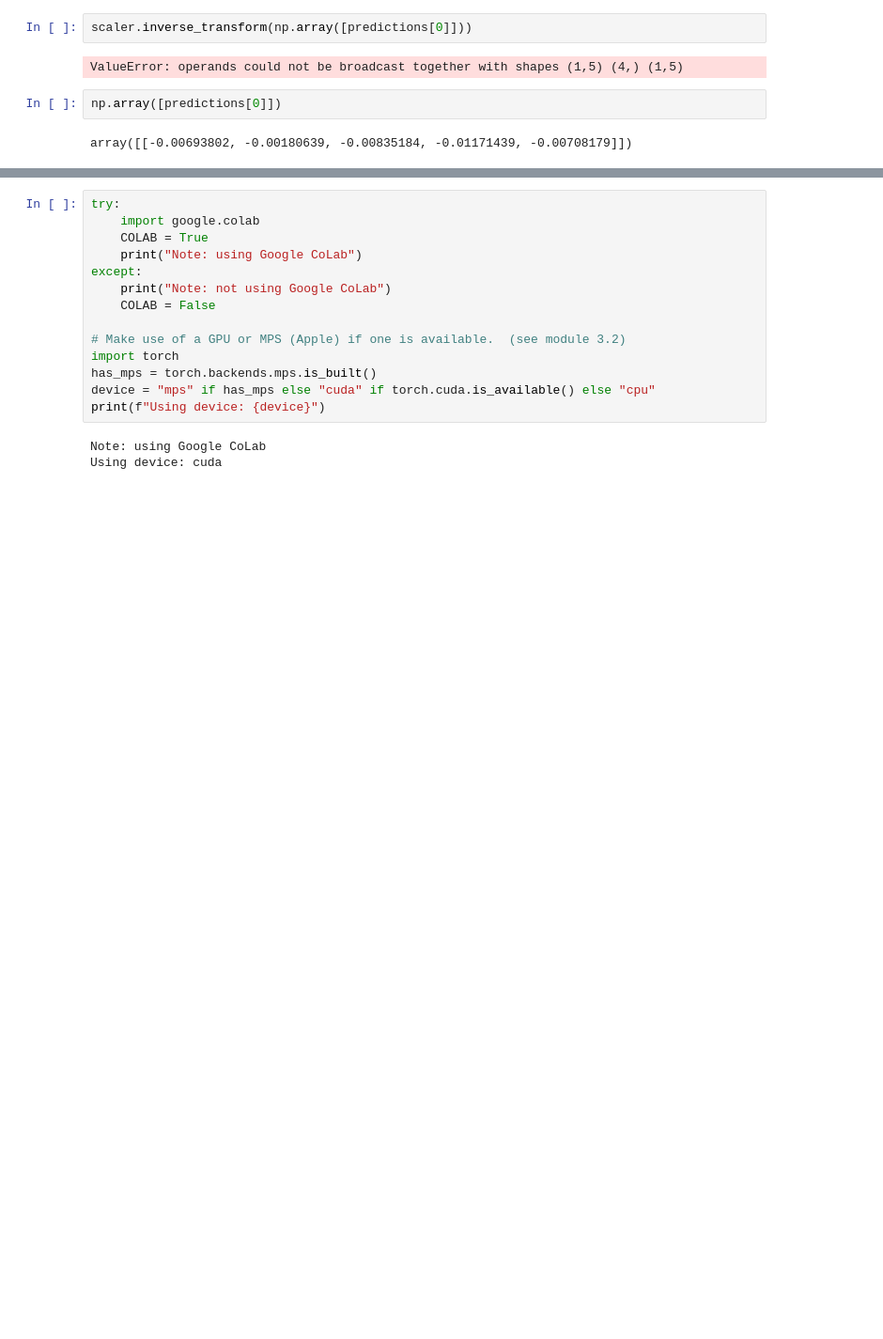
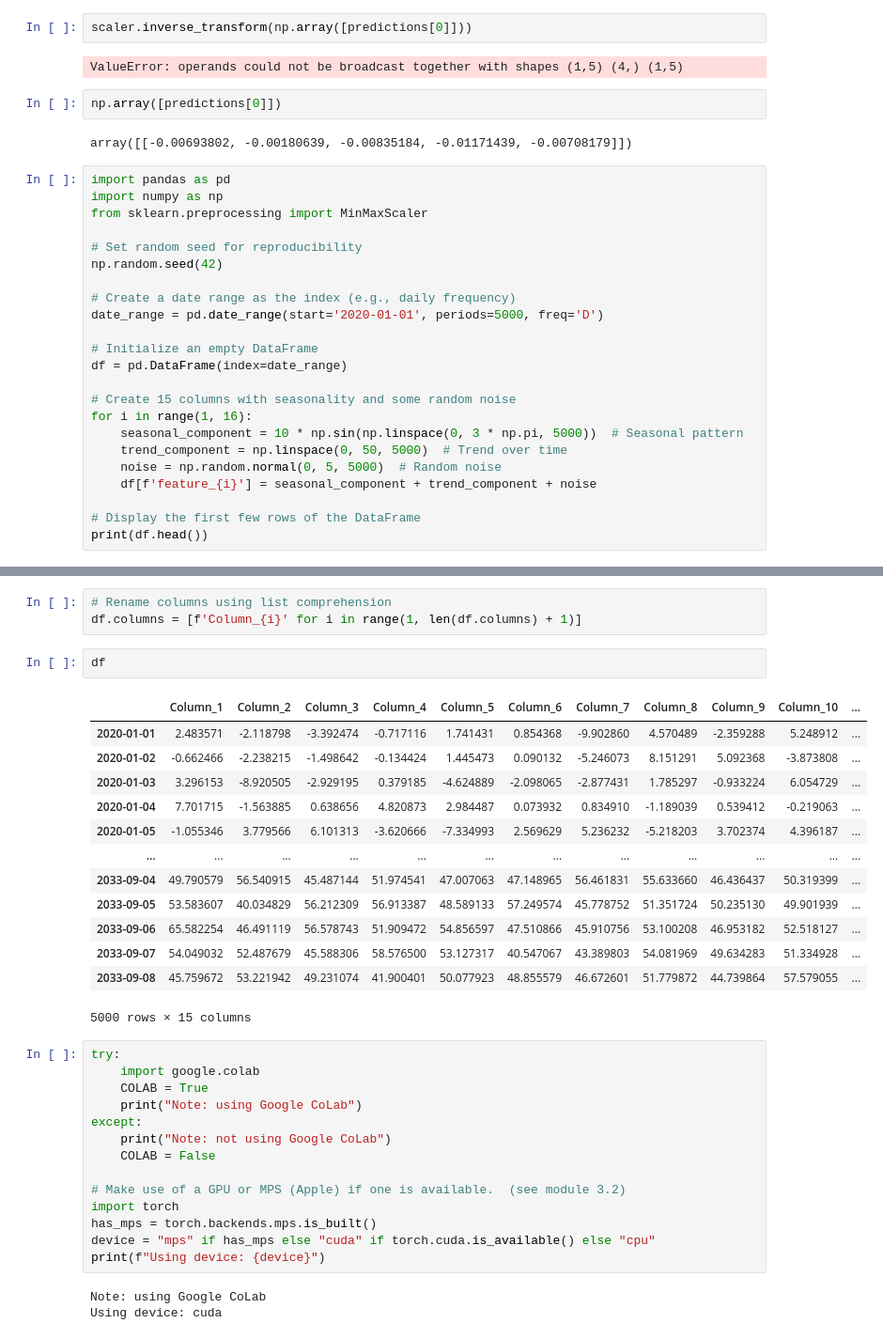
Before and after one commit to Shangodbole/Co-lab, a Jupyter notebook: transformer_timeseries_pytorch_2_inputs.ipynb, the cells around one changed output, grey strips where cells are left out. Shown at 94% size. Drawn from its saved outputs; the diff is of its cells as text; blank space fills up the shorter version.

```diff
--- a/transformer_timeseries_pytorch_2_inputs.ipynb
+++ b/transformer_timeseries_pytorch_2_inputs.ipynb
@@ -421,3 +421,26 @@ ValueError: operands could not be broadcast together with shapes (1,5) (4,) (1,5
 np.array([predictions[0]])
 # %% [output]
 array([[-0.00693802, -0.00180639, -0.00835184, -0.01171439, -0.00708179]])
+# %%
+import pandas as pd
+import numpy as np
+from sklearn.preprocessing import MinMaxScaler
+
+# Set random seed for reproducibility
+np.random.seed(42)
+
+# Create a date range as the index (e.g., daily frequency)
+date_range = pd.date_range(start='2020-01-01', periods=5000, freq='D')
+
+# Initialize an empty DataFrame
+df = pd.DataFrame(index=date_range)
+
+# Create 15 columns with seasonality and some random noise
+for i in range(1, 16):
+    seasonal_component = 10 * np.sin(np.linspace(0, 3 * np.pi, 5000))  # Seasonal pattern
+    trend_component = np.linspace(0, 50, 5000)  # Trend over time
+    noise = np.random.normal(0, 5, 5000)  # Random noise
+    df[f'feature_{i}'] = seasonal_component + trend_component + noise
+
+# Display the first few rows of the DataFrame
+print(df.head())
@@ -424,3 +468,22 @@ array([[-0.00693802, -0.00180639, -0.00835184, -0.01171439, -0.00708179]])
+# %%
+# Rename columns using list comprehension
+df.columns = [f'Column_{i}' for i in range(1, len(df.columns) + 1)]
+# %%
+df
+# %% [output]
+|  | Column_1 | Column_2 | Column_3 | Column_4 | Column_5 | Column_6 | Column_7 | Column_8 | Column_9 | Column_10 | ... |
+| 2020-01-01 | 2.483571 | -2.118798 | -3.392474 | -0.717116 | 1.741431 | 0.854368 | -9.902860 | 4.570489 | -2.359288 | 5.248912 | ... |
+| 2020-01-02 | -0.662466 | -2.238215 | -1.498642 | -0.134424 | 1.445473 | 0.090132 | -5.246073 | 8.151291 | 5.092368 | -3.873808 | ... |
+| 2020-01-03 | 3.296153 | -8.920505 | -2.929195 | 0.379185 | -4.624889 | -2.098065 | -2.877431 | 1.785297 | -0.933224 | 6.054729 | ... |
+| 2020-01-04 | 7.701715 | -1.563885 | 0.638656 | 4.820873 | 2.984487 | 0.073932 | 0.834910 | -1.189039 | 0.539412 | -0.219063 | ... |
+| 2020-01-05 | -1.055346 | 3.779566 | 6.101313 | -3.620666 | -7.334993 | 2.569629 | 5.236232 | -5.218203 | 3.702374 | 4.396187 | ... |
+| ... | ... | ... | ... | ... | ... | ... | ... | ... | ... | ... | ... |
+| 2033-09-04 | 49.790579 | 56.540915 | 45.487144 | 51.974541 | 47.007063 | 47.148965 | 56.461831 | 55.633660 | 46.436437 | 50.319399 | ... |
+| 2033-09-05 | 53.583607 | 40.034829 | 56.212309 | 56.913387 | 48.589133 | 57.249574 | 45.778752 | 51.351724 | 50.235130 | 49.901939 | ... |
+| 2033-09-06 | 65.582254 | 46.491119 | 56.578743 | 51.909472 | 54.856597 | 47.510866 | 45.910756 | 53.100208 | 46.953182 | 52.518127 | ... |
+| 2033-09-07 | 54.049032 | 52.487679 | 45.588306 | 58.576500 | 53.127317 | 40.547067 | 43.389803 | 54.081969 | 49.634283 | 51.334928 | ... |
+| 2033-09-08 | 45.759672 | 53.221942 | 49.231074 | 41.900401 | 50.077923 | 48.855579 | 46.672601 | 51.779872 | 44.739864 | 57.579055 | ... |
+5000 rows × 15 columns
 # %%
 try:
     import google.colab
```
Also changed, not shown: parts of 7 cells of this notebook.
